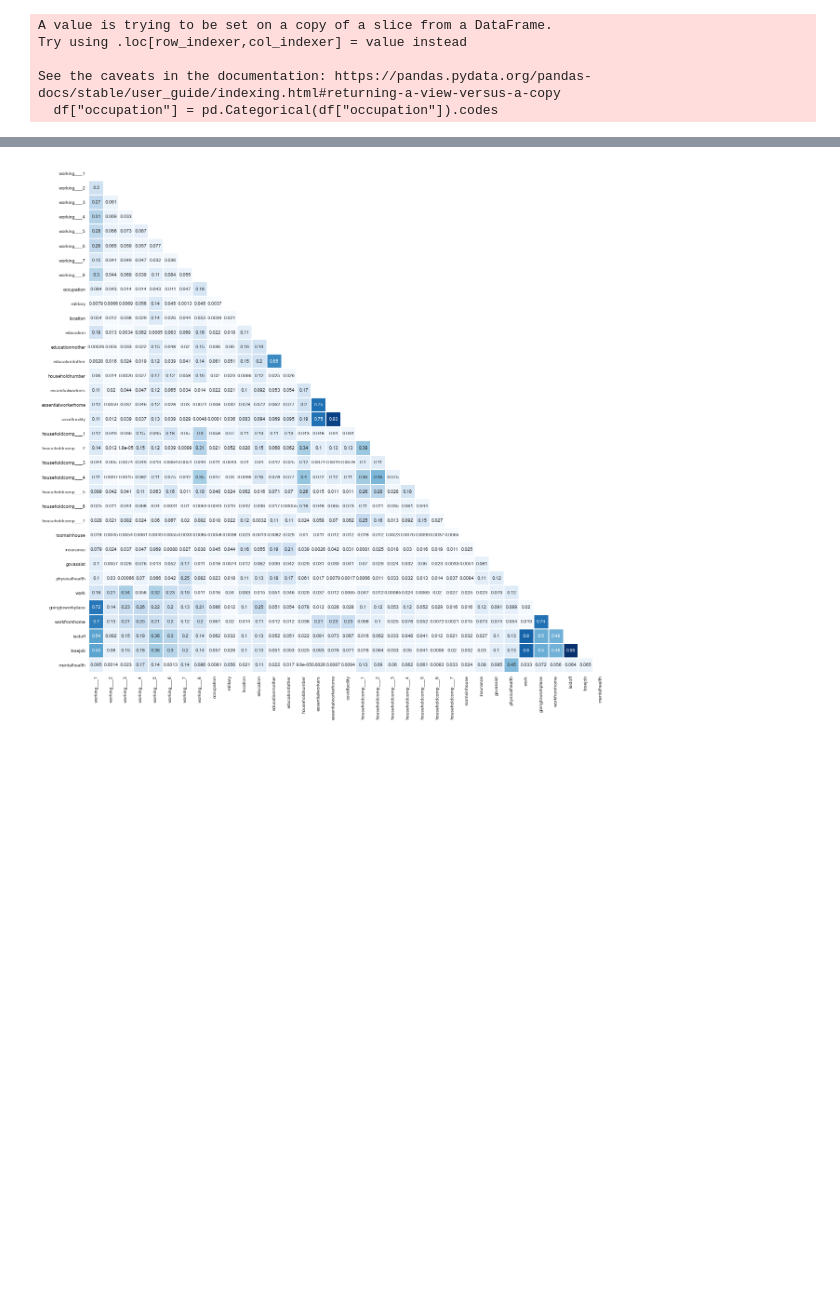
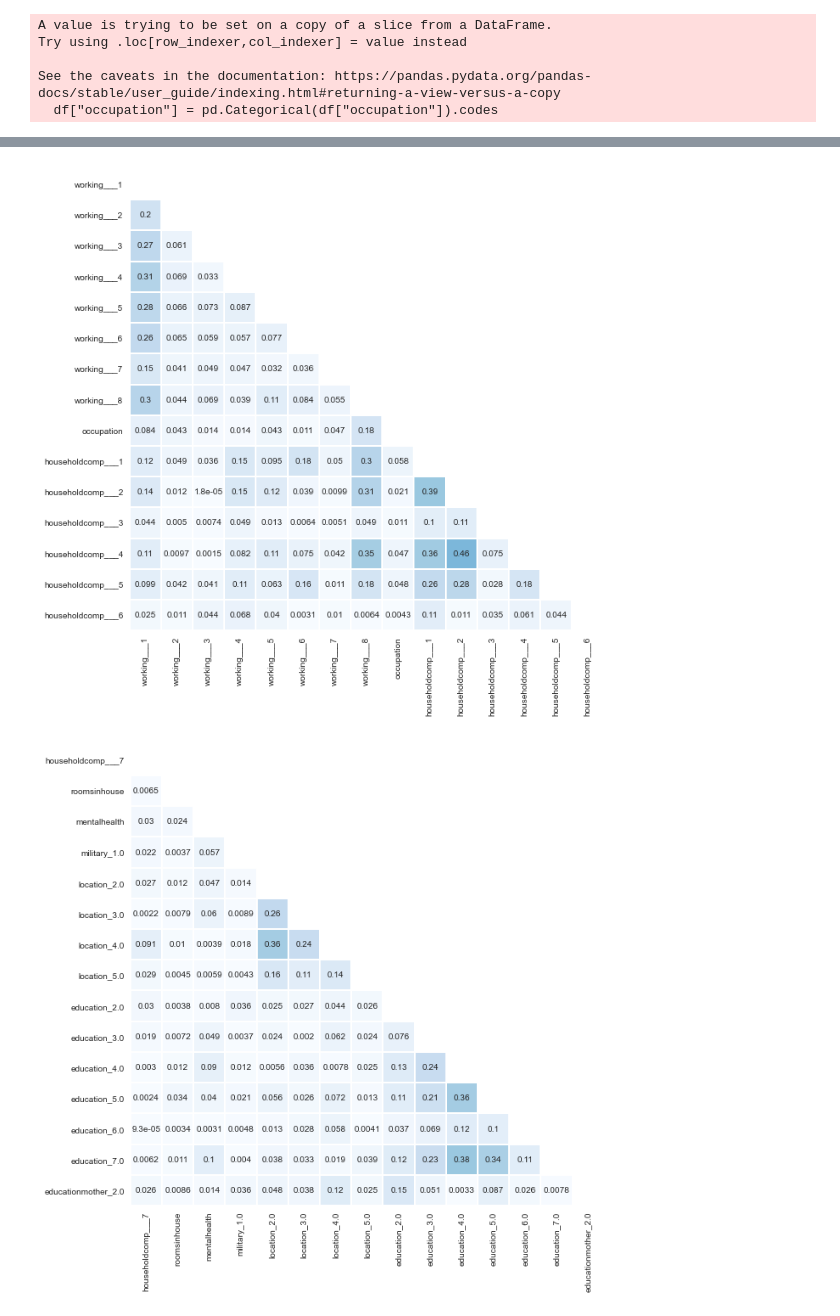
Before and after one commit to shahyash-95/ML-for-Good-Hackathon, a Jupyter notebook: Financial_Analysis.ipynb, the cells around one changed output, grey strips where cells are left out. Drawn from its saved outputs; the diff is of its cells as text; code cells hidden in the pictures; blank space fills up the shorter version.

```diff
--- a/Financial_Analysis.ipynb
+++ b/Financial_Analysis.ipynb
@@ -28,6 +28,7 @@ survey_apr_20['goingtoworkplace'] = survey_apr_20['goingtoworkplace'].fillna(2)
 survey_apr_20['workfromhome'] = survey_apr_20['workfromhome'].fillna(2)
 survey_apr_20['laidoff'] = survey_apr_20['laidoff'].fillna(2)
 survey_apr_20['losejob'] = survey_apr_20['losejob'].fillna(2)
+survey_apr_20['mentalhealth'] = survey_apr_20['mentalhealth'].fillna(6)
 # %%
 df = survey_apr_20[["working___1","working___2","working___3","working___4","working___5","working___6","working___7","working___8","occupation","military","location","education","educationmother","educationfather","householdnumber","essentialworkers","essentialworkerhome","covidfacility","householdcomp___1","householdcomp___2","householdcomp___3","householdcomp___4","householdcomp___5","householdcomp___6","householdcomp___7","roomsinhouse","insurance","govassist","physicalhealth","work","goingtoworkplace","workfromhome","laidoff","losejob","mentalhealth"]]
 # %%
@@ -42,24 +38,11 @@ df.head()
 # %%
 df["occupation"] = pd.Categorical(df["occupation"]).codes
-# df["military"] = pd.Categorical(df["military"]).codes
-# df["location"] = pd.Categorical(df["location"]).codes
-# df["education"] = pd.Categorical(df["education"]).codes
-# df["educationmother"] = pd.Categorical(df["educationmother"]).codes
-# df["educationfather"] = pd.Categorical(df["educationfather"]).codes
-# df["householdnumber"] = pd.Categorical(df["householdnumber"]).codes
-# df["essentialworkers"] = pd.Categorical(df["essentialworkers"]).codes
-# df["essentialworkerhome"] = pd.Categorical(df["essentialworkerhome"]).codes
-# df["covidfacility"] = pd.Categorical(df["covidfacility"]).codes
-# df["essentialworkers"] = pd.Categorical(df["essentialworkers"]).codes
-# df["insurance"] = pd.Categorical(df["insurance"]).codes
-# df["essentialworkers"] = pd.Categorical(df["essentialworkers"]).codes
-# df["govassist"] = pd.Categorical(df["govassist"]).codes
-# df["physicalhealth"] = pd.Categorical(df["physicalhealth"]).codes
-# df["work"] = pd.Categorical(df["work"]).codes
-# df["goingtoworkplace"] = pd.Categorical(df["goingtoworkplace"]).codes
-# df["workfromhome"] = pd.Categorical(df["workfromhome"]).codes
-# df["laidoff"] = pd.Categorical(df["laidoff"]).codes
-# df["losejob"] = pd.Categorical(df["losejob"]).codes
+cols = ["military","location", "education", "educationmother","educationfather","householdnumber",
+            "essentialworkers", "essentialworkerhome", "covidfacility","insurance","govassist",
+            "physicalhealth", "work", "goingtoworkplace","workfromhome", "laidoff", "losejob"]
+for col in cols:
+    df = pd.get_dummies(df, columns=[col], drop_first=True, dtype=df[col].dtype)
+df = pd.get_dummies(df,)
 # %% [output]
 A value is trying to be set on a copy of a slice from a DataFrame.
 Try using .loc[row_indexer,col_indexer] = value instead
@@ -73,12 +65,16 @@ def correlation_plot(df):
     lower_triangle = np.tril(corr, k = -1)  # select only the lower triangle of the correlation matrix
     mask = lower_triangle == 0  # to mask the upper triangle in the following heatmap
 
-    plt.figure(figsize = (20,20))  # setting the figure size
+    plt.figure(figsize = (10,10))  # setting the figure size
     sns.set_style(style = 'white')  # Setting it to white so that we do not see the grid lines
     sns.heatmap(lower_triangle, center=0.5, cmap= 'Blues', xticklabels = corr.index,
                 yticklabels = corr.columns,cbar = False, annot= True, linewidths= 1, mask = mask)   # Da Heatmap
     plt.show()
-
-correlation_plot(df)
-# %% [output]
-[figure, removed]
+# %%
+i=0
+while(i<90):
+    correlation_plot(df.iloc[:,i:i+15])
+    i=i+15
+# %% [output]
+[figure, added]
+[figure, added]
```
Also changed, not shown: parts of 3 cells of this notebook.
